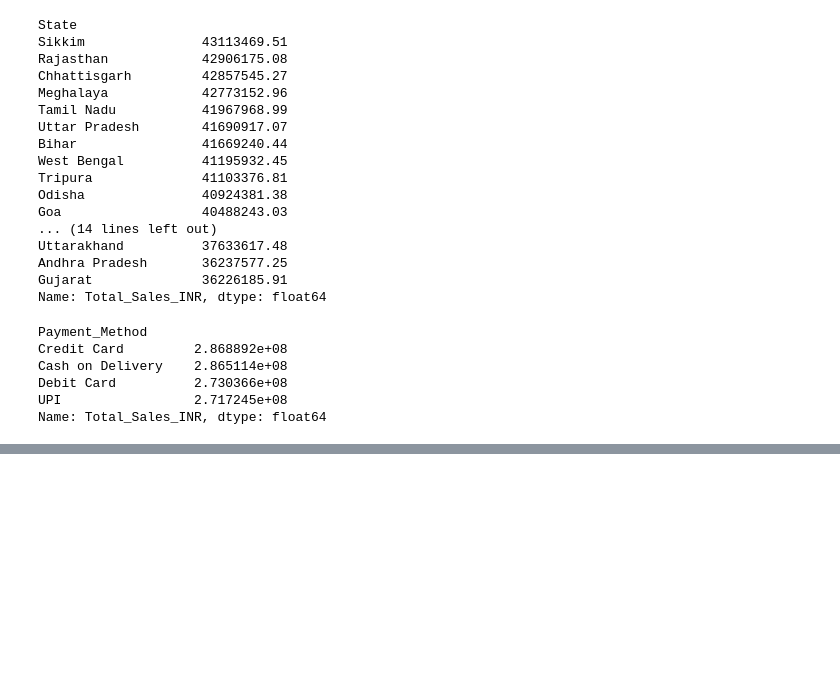
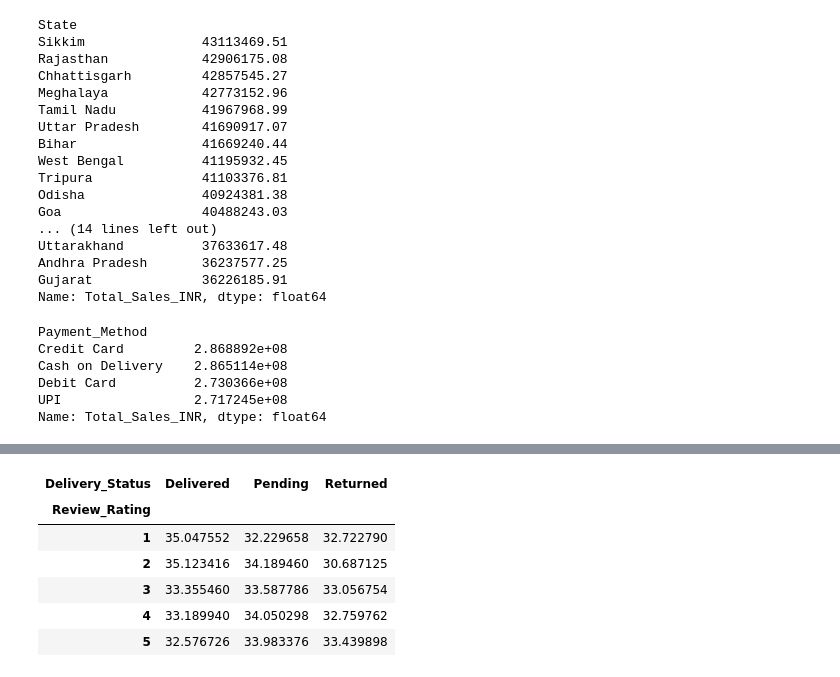
Before and after one commit to sohamnp06/Ecommerce-Sales-Analysis, a Jupyter notebook: notebooks/EDA.ipynb, the cells around one changed output, grey strips where cells are left out. Cells and saved outputs as stored; diff of their text form; code cells hidden in the pictures; blank space fills up the shorter version.

```diff
--- a/notebooks/EDA.ipynb
+++ b/notebooks/EDA.ipynb
@@ -436,3 +463,17 @@ Name: Total_Sales_INR, dtype: float64
+# %%
+pd.crosstab(
+    df["Review_Rating"],
+    df["Delivery_Status"],
+    normalize="index"
+)*100
+# %% [output]
+| Delivery_Status | Delivered | Pending | Returned |
+| Review_Rating |  |  |  |
+| 1 | 35.047552 | 32.229658 | 32.722790 |
+| 2 | 35.123416 | 34.189460 | 30.687125 |
+| 3 | 33.355460 | 33.587786 | 33.056754 |
+| 4 | 33.189940 | 34.050298 | 32.759762 |
+| 5 | 32.576726 | 33.983376 | 33.439898 |
 # %% [markdown]
 # Business Insights
 
```
Also changed, not shown: parts of 3 cells of this notebook.
